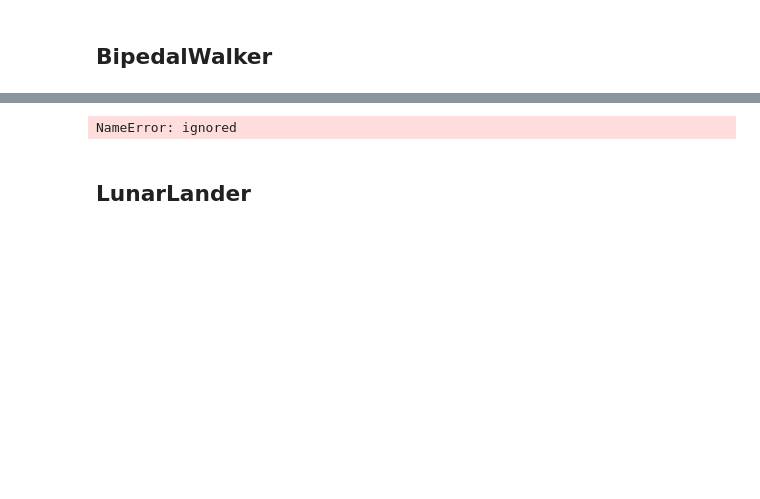
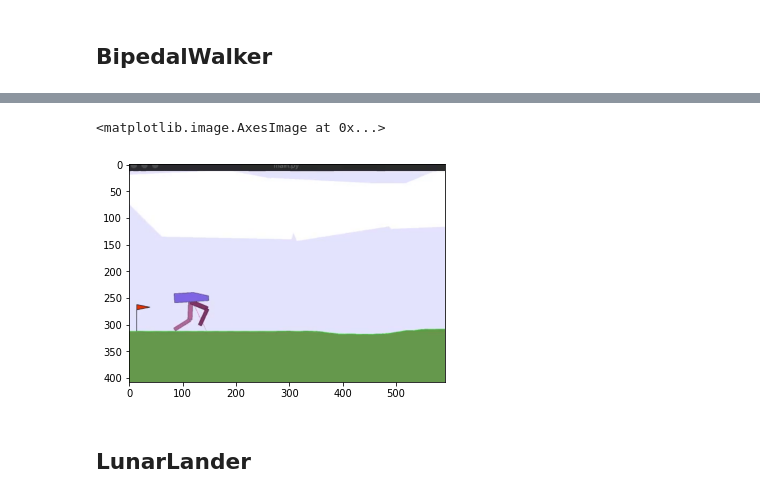
Before and after one commit to soumik12345/Twin-Delayed-DDPG, a Jupyter notebook: Results/Results.ipynb, the cells around one changed output, grey strips where cells are left out. Drawn from its saved outputs; the diff is of its cells as text; code cells hidden in the pictures; blank space fills up the shorter version.

```diff
--- a/Results/Results.ipynb
+++ b/Results/Results.ipynb
@@ -14,14 +25,12 @@ HTML("""
 """)
 # %% [output]
 [interactive output not drawn]
-# %%
-HTML("""
-<video width="320" height="240" controls>
-    <source src="./Results/BipedalWalker-v3.mp4" type="video/mp4">
-</video>
-""")
-# %% [output]
-NameError: ignored
+# %%
+img = mpimg.imread("./BipedalWalker-v3.gif")
+plt.imshow(img)
+# %% [output]
+<matplotlib.image.AxesImage at 0x...>
+[figure, added]
 # %% [markdown]
 ## LunarLander
 # %%
```
Also changed, not shown: parts of 6 cells of this notebook.
